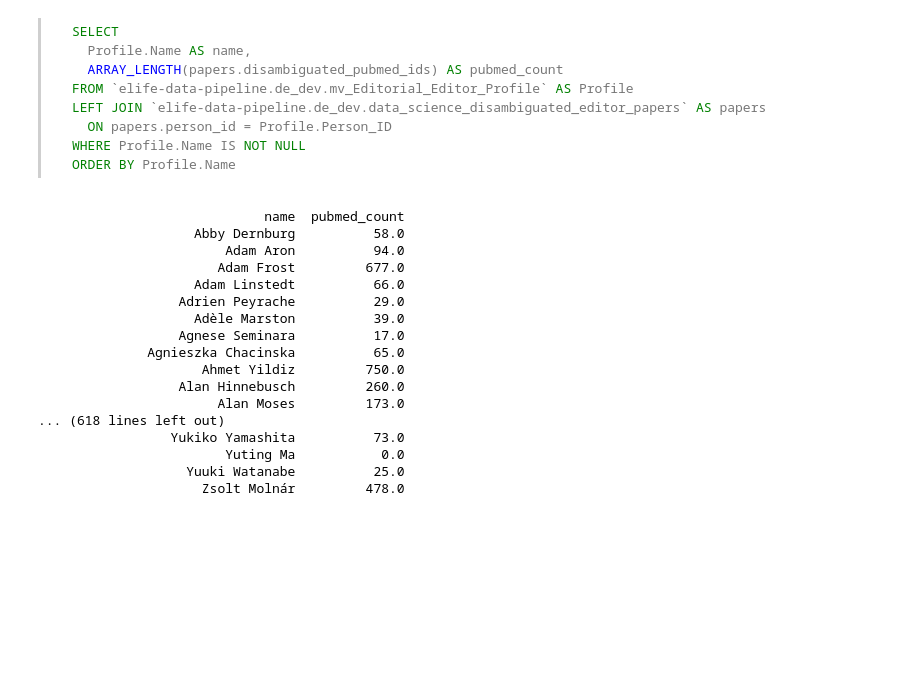
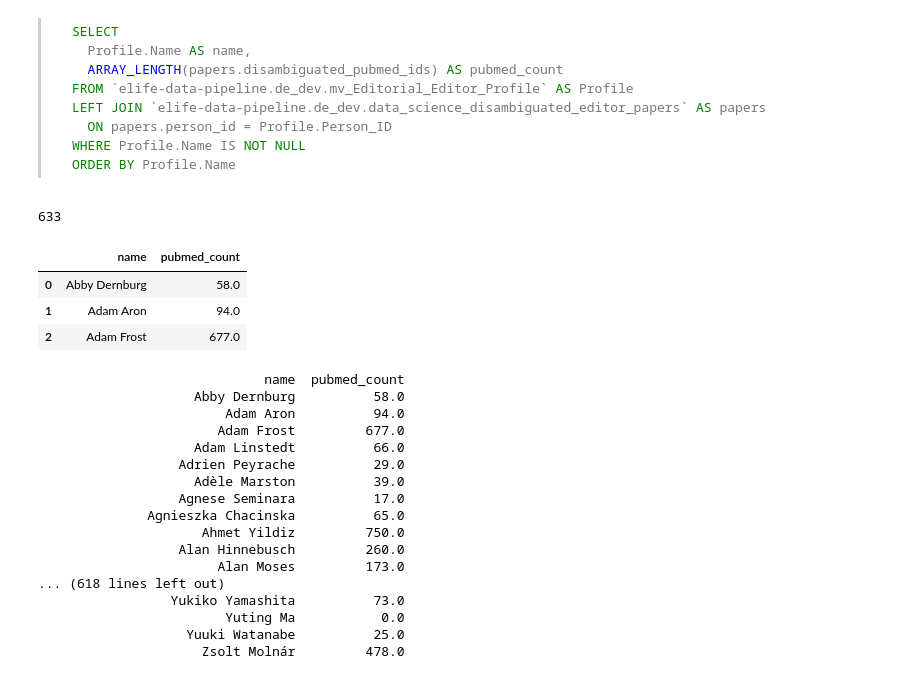
Before and after one commit to elifesciences/data-science-dags, a Jupyter notebook: notebooks/peerscout/peerscout-disambiguate-editor-papers.ipynb, the cells around one changed output. Cells and saved outputs as stored; diff of their text form; code cells hidden in the pictures; blank space fills up the shorter version.

````diff
--- a/notebooks/peerscout/peerscout-disambiguate-editor-papers.ipynb
+++ b/notebooks/peerscout/peerscout-disambiguate-editor-papers.ipynb
@@ -104,35 +104,45 @@ done
 # %%
 _sql = get_sql('disambiguated_editor_papers_count.sql').format(
     project=project_id,
     dataset=output_dataset
 )
-with pd.option_context("display.max_rows", 1000):
-    print(read_big_query(_sql).to_string(index=False))
+editor_pubmed_count_df = read_big_query(_sql)
+print(len(editor_pubmed_count_df))
+editor_pubmed_count_df.head(3)
 # %% [output]
 > ```sql
 > SELECT
 >   Profile.Name AS name,
 >   ARRAY_LENGTH(papers.disambiguated_pubmed_ids) AS pubmed_count
 > FROM `elife-data-pipeline.de_dev.mv_Editorial_Editor_Profile` AS Profile
 > LEFT JOIN `elife-data-pipeline.de_dev.data_science_disambiguated_editor_papers` AS papers
 >   ON papers.person_id = Profile.Person_ID
 > WHERE Profile.Name IS NOT NULL
 > ORDER BY Profile.Name
 > ```
-                             name  pubmed_count
-                    Abby Dernburg          58.0
-                        Adam Aron          94.0
-                       Adam Frost         677.0
-                    Adam Linstedt          66.0
-                  Adrien Peyrache          29.0
-                    Adèle Marston          39.0
-                  Agnese Seminara          17.0
-              Agnieszka Chacinska          65.0
-                     Ahmet Yildiz         750.0
-                  Alan Hinnebusch         260.0
-                       Alan Moses         173.0
-... (618 lines left out)
-                 Yukiko Yamashita          73.0
-                        Yuting Ma           0.0
-                   Yuuki Watanabe          25.0
-                     Zsolt Molnár         478.0
+633
+|  | name | pubmed_count |
+| 0 | Abby Dernburg | 58.0 |
+| 1 | Adam Aron | 94.0 |
+| 2 | Adam Frost | 677.0 |
+# %%
+with pd.option_context("display.max_rows", 1000):
+    print(editor_pubmed_count_df.to_string(index=False))
+# %% [output]
+                             name  pubmed_count
+                    Abby Dernburg          58.0
+                        Adam Aron          94.0
+                       Adam Frost         677.0
+                    Adam Linstedt          66.0
+                  Adrien Peyrache          29.0
+                    Adèle Marston          39.0
+                  Agnese Seminara          17.0
+              Agnieszka Chacinska          65.0
+                     Ahmet Yildiz         750.0
+                  Alan Hinnebusch         260.0
+                       Alan Moses         173.0
+... (618 lines left out)
+                 Yukiko Yamashita          73.0
+                        Yuting Ma           0.0
+                   Yuuki Watanabe          25.0
+                     Zsolt Molnár         478.0
````
Also changed, not shown: parts of 2 cells of this notebook.
